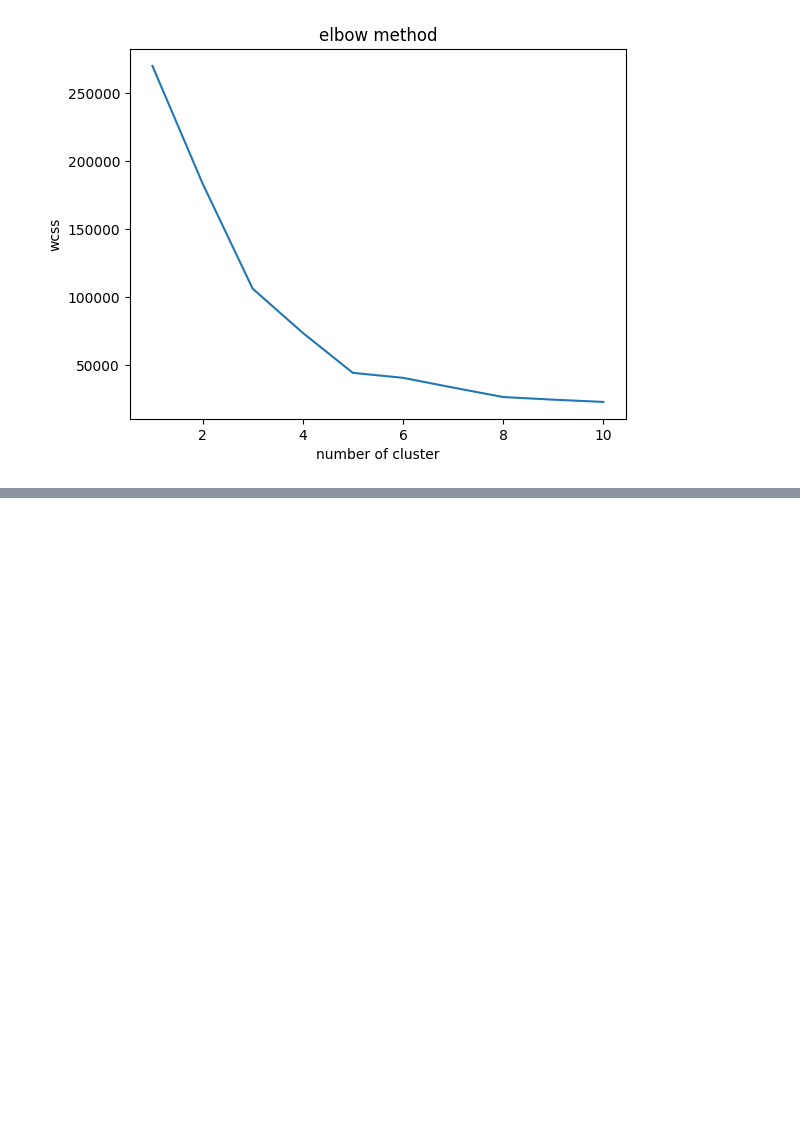
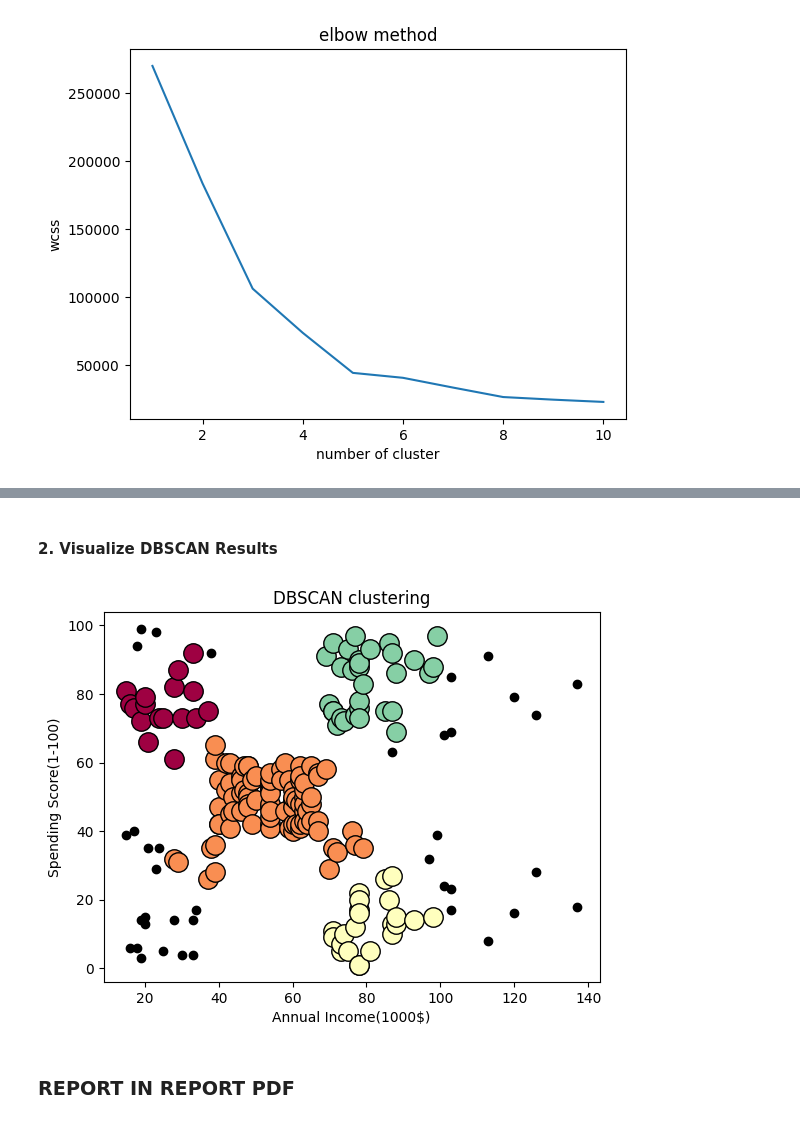
Before and after one commit to DS605-2025-FOML/clustering-using-scikit-learn-aksh269, a Jupyter notebook: Assignment.ipynb, the cells around one changed output, grey strips where cells are left out. Saved outputs shown, nothing was run; the diff lists cells and outputs as text; code cells hidden in the pictures; blank space fills up the shorter version.

```diff
--- a/Assignment.ipynb
+++ b/Assignment.ipynb
@@ -77,0 +142,26 @@ plt.scatter(X[y_km==4,0],X[y_km==4,1],s=100,c='green',label='cluster1')
+# %%
+from sklearn.cluster import DBSCAN, AgglomerativeClustering
+from sklearn.preprocessing import StandardScaler
+
+X_scaled= StandardScaler().fit_transform(X)
+dbscan=DBSCAN(eps=0.5,min_samples=14)
+y_db=dbscan.fit_predict(X_scaled)
+# %% [markdown]
+#### 2. Visualize DBSCAN Results
+# %%
+unique=set(y_db)
+color=[plt.cm.Spectral(each) for each in np.linspace(0,1,len(unique))]
+for k,c in zip(unique,color):
+  if k==-1:
+    c=[0,0,0,1]
+  class_member_mask=(y_db==k)
+  xy=X[class_member_mask]
+  plt.plot(xy[:,0],xy[:,1],'o',markerfacecolor=tuple(c),markeredgecolor='k',markersize=14 if k!=-1 else 6)
+plt.title('DBSCAN clustering')
+plt.xlabel('Annual Income(1000$)')
+plt.ylabel('Spending Score(1-100)')
+plt.show()
+# %% [output]
+[figure, added]
+# %% [markdown]
+### REPORT IN REPORT PDF
```
Also changed, not shown: parts of 15 cells of this notebook.
